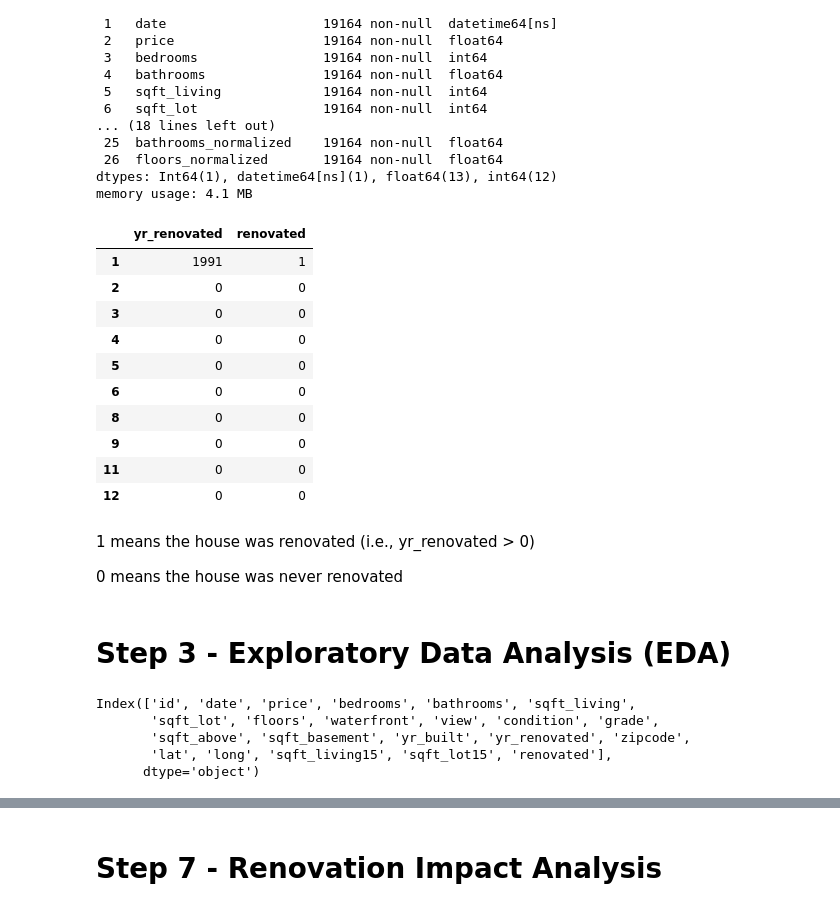
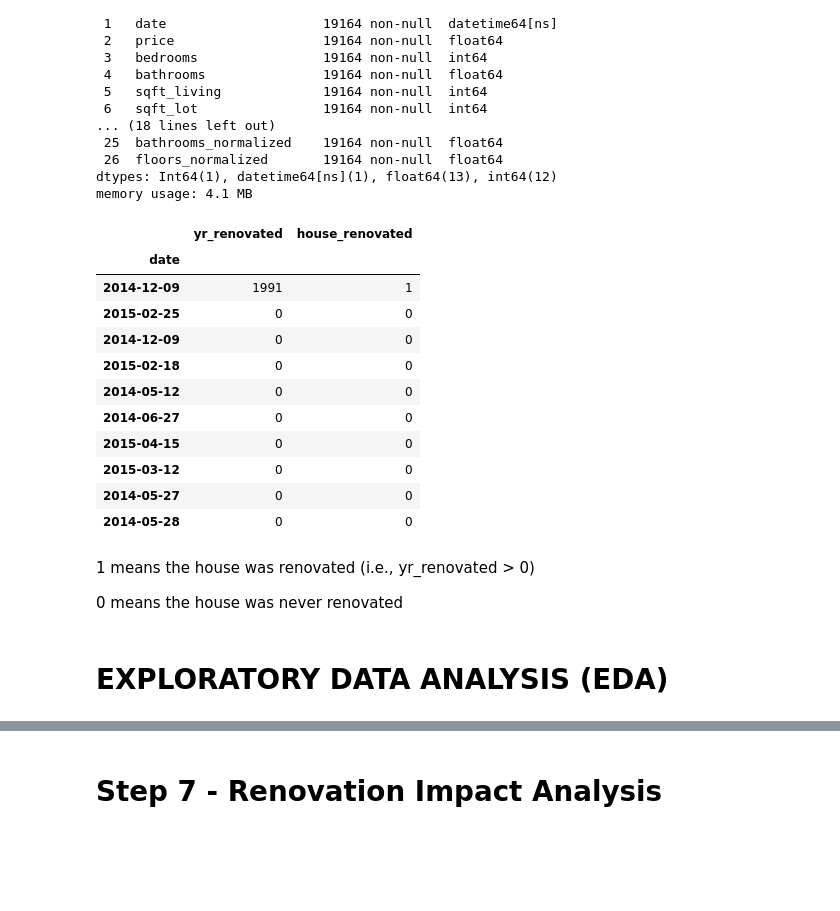
Before and after one commit to Ann-Tonina/King_County_Final_Project, a Jupyter notebook: kchousesales.ipynb, the cells around one changed output, grey strips where cells are left out. Saved outputs shown, nothing was run; the diff lists cells and outputs as text; code cells hidden in the pictures; blank space fills up the shorter version.

```diff
--- a/kchousesales.ipynb
+++ b/kchousesales.ipynb
@@ -563,34 +567,26 @@ memory usage: 4.1 MB
 df_normalized['price_per_sqft'] = df_normalized['price'] /df_normalized['sqft_living']
 # %%
 #Create a renovated binary feature: 1 if yr_renovated > 0, else 0.
-df_normalized['renovated'] = df_normalized['yr_renovated'].apply(lambda x: 1 if x > 0 else 0)
+df_normalized['house_renovated'] = df_normalized['yr_renovated'].apply(lambda x: 1 if x > 0 else 0)
 # %%
 #Confirming
-df_normalized[['yr_renovated', 'renovated']].head(10)
+df_normalized[['yr_renovated', 'house_renovated']].head(10)
 # %% [output]
-|  | yr_renovated | renovated |
-| 1 | 1991 | 1 |
-| 2 | 0 | 0 |
-| 3 | 0 | 0 |
-| 4 | 0 | 0 |
-| 5 | 0 | 0 |
-| 6 | 0 | 0 |
-| 8 | 0 | 0 |
-| 9 | 0 | 0 |
-| 11 | 0 | 0 |
-| 12 | 0 | 0 |
+|  | yr_renovated | house_renovated |
+| date |  |  |
+| 2014-12-09 | 1991 | 1 |
+| 2015-02-25 | 0 | 0 |
+| 2014-12-09 | 0 | 0 |
+| 2015-02-18 | 0 | 0 |
+| 2014-05-12 | 0 | 0 |
+| 2014-06-27 | 0 | 0 |
+| 2015-04-15 | 0 | 0 |
+| 2015-03-12 | 0 | 0 |
+| 2014-05-27 | 0 | 0 |
+| 2014-05-28 | 0 | 0 |
 # %% [markdown]
 1 means the house was renovated (i.e., yr_renovated > 0)
 
 0 means the house was never renovated
 # %% [markdown]
-# **Step 3 - Exploratory Data Analysis (EDA)**
+# **EXPLORATORY DATA ANALYSIS (EDA)**
-# %%
-#Displaying the columns in the dataset
-df.columns
-# %% [output]
-Index(['id', 'date', 'price', 'bedrooms', 'bathrooms', 'sqft_living',
-       'sqft_lot', 'floors', 'waterfront', 'view', 'condition', 'grade',
-       'sqft_above', 'sqft_basement', 'yr_built', 'yr_renovated', 'zipcode',
-       'lat', 'long', 'sqft_living15', 'sqft_lot15', 'renovated'],
-      dtype='object')
```
Also changed, not shown: parts of 81 cells of this notebook.
